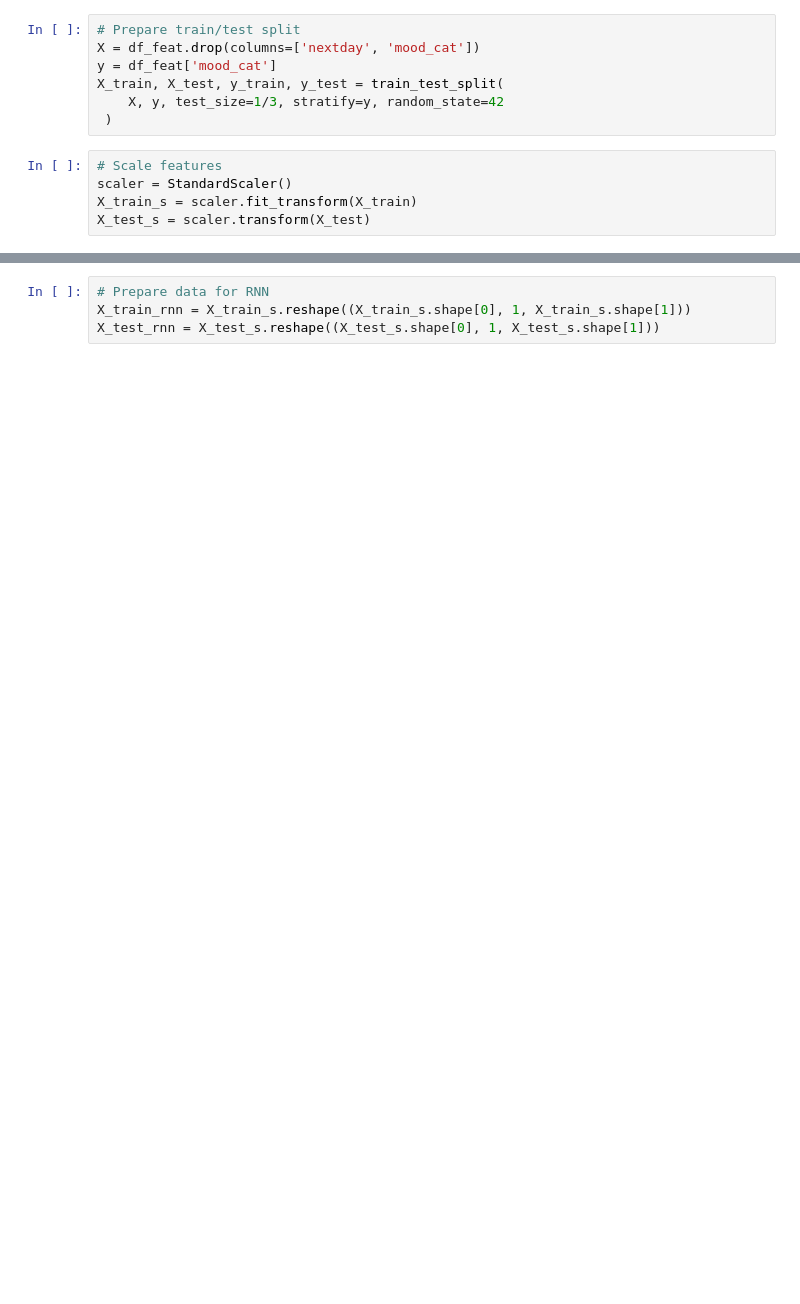
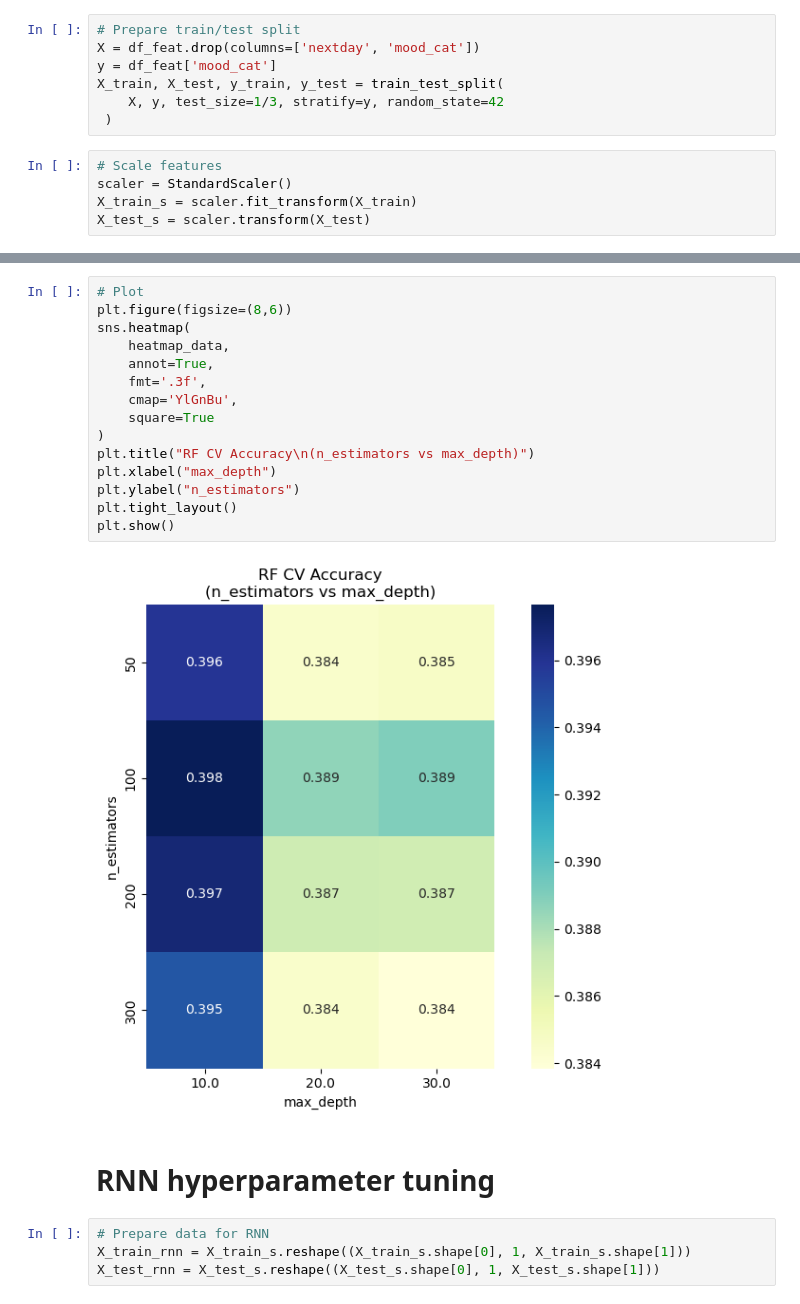
Before and after one commit to PietPjotr/DMT1, a Jupyter notebook: hyperparameter_tuning.ipynb, the cells around one changed output, grey strips where cells are left out. Drawn from its saved outputs; the diff is of its cells as text; blank space fills up the shorter version.

```diff
--- a/hyperparameter_tuning.ipynb
+++ b/hyperparameter_tuning.ipynb
@@ -60,3 +156,22 @@ print(classification_report(y_test, y_pred_rf))
+# %%
+# Plot
+plt.figure(figsize=(8,6))
+sns.heatmap(
+    heatmap_data,
+    annot=True,
+    fmt='.3f',
+    cmap='YlGnBu',
+    square=True
+)
+plt.title("RF CV Accuracy\n(n_estimators vs max_depth)")
+plt.xlabel("max_depth")
+plt.ylabel("n_estimators")
+plt.tight_layout()
+plt.show()
+# %% [output]
+[figure, added]
+# %% [markdown]
+# RNN hyperparameter tuning
 # %%
 # Prepare data for RNN
 X_train_rnn = X_train_s.reshape((X_train_s.shape[0], 1, X_train_s.shape[1]))
```
Also changed, not shown: parts of 6 cells of this notebook.
